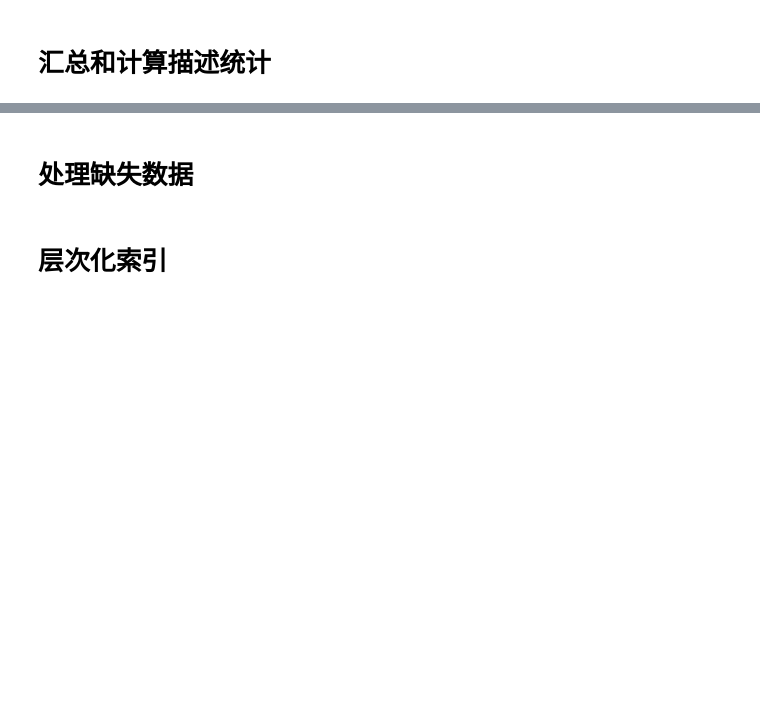
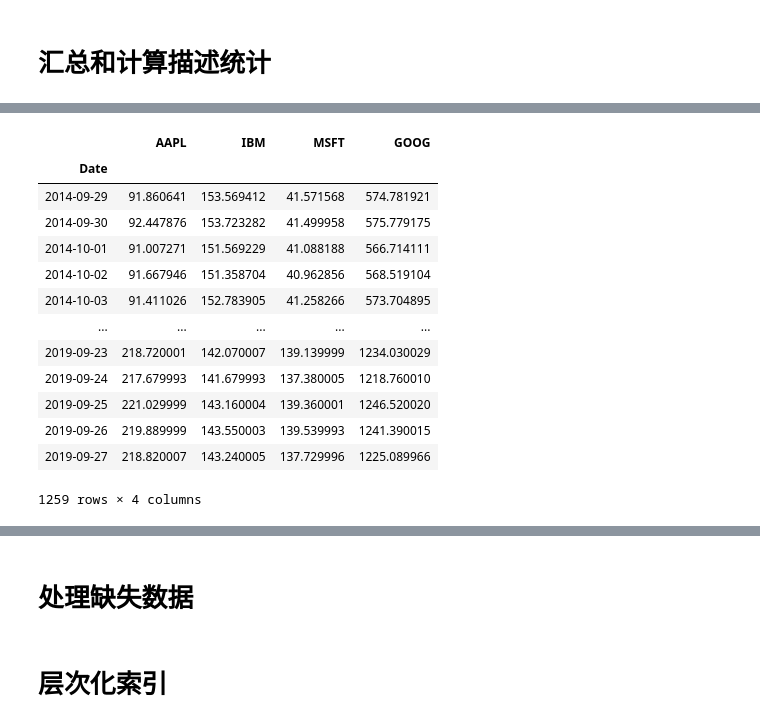
Before and after one commit to teapolyphenol/first, a Jupyter notebook: pandas.ipynb, the cells around one changed output, grey strips where cells are left out. Saved outputs shown, nothing was run; the diff lists cells and outputs as text; code cells hidden in the pictures; blank space fills up the shorter version.

```diff
--- a/pandas.ipynb
+++ b/pandas.ipynb
@@ -829,0 +984,4 @@ frame.rank(axis='columns')
+# %%
+for ticker in ['AAPL', 'IBM', 'MSFT', 'GOOG']:
+    dict = {ticker: web.get_data_yahoo(ticker)}
+    print(dict)
@@ -829,0 +1006,5 @@ frame.rank(axis='columns')
+# %%
+# 跟上面那个等价
+all_data = {ticker: web.get_data_yahoo(ticker)
+            for ticker in ['AAPL', 'IBM', 'MSFT', 'GOOG']}
+print(all_data)
@@ -829,0 +1029,22 @@ frame.rank(axis='columns')
+# %%
+price = pd.DataFrame({ticker: data['Adj Close']
+                     for ticker, data in all_data.items()})
+volume = pd.DataFrame({ticker: data['Volume']
+                      for ticker, data in all_data.items()})
+# %%
+price
+# %% [output]
+|  | AAPL | IBM | MSFT | GOOG |
+| Date |  |  |  |  |
+| 2014-09-29 | 91.860641 | 153.569412 | 41.571568 | 574.781921 |
+| 2014-09-30 | 92.447876 | 153.723282 | 41.499958 | 575.779175 |
+| 2014-10-01 | 91.007271 | 151.569229 | 41.088188 | 566.714111 |
+| 2014-10-02 | 91.667946 | 151.358704 | 40.962856 | 568.519104 |
+| 2014-10-03 | 91.411026 | 152.783905 | 41.258266 | 573.704895 |
+| ... | ... | ... | ... | ... |
+| 2019-09-23 | 218.720001 | 142.070007 | 139.139999 | 1234.030029 |
+| 2019-09-24 | 217.679993 | 141.679993 | 137.380005 | 1218.760010 |
+| 2019-09-25 | 221.029999 | 143.160004 | 139.360001 | 1246.520020 |
+| 2019-09-26 | 219.889999 | 143.550003 | 139.539993 | 1241.390015 |
+| 2019-09-27 | 218.820007 | 143.240005 | 137.729996 | 1225.089966 |
+1259 rows × 4 columns
```
Also changed, not shown: parts of 51 cells of this notebook.
